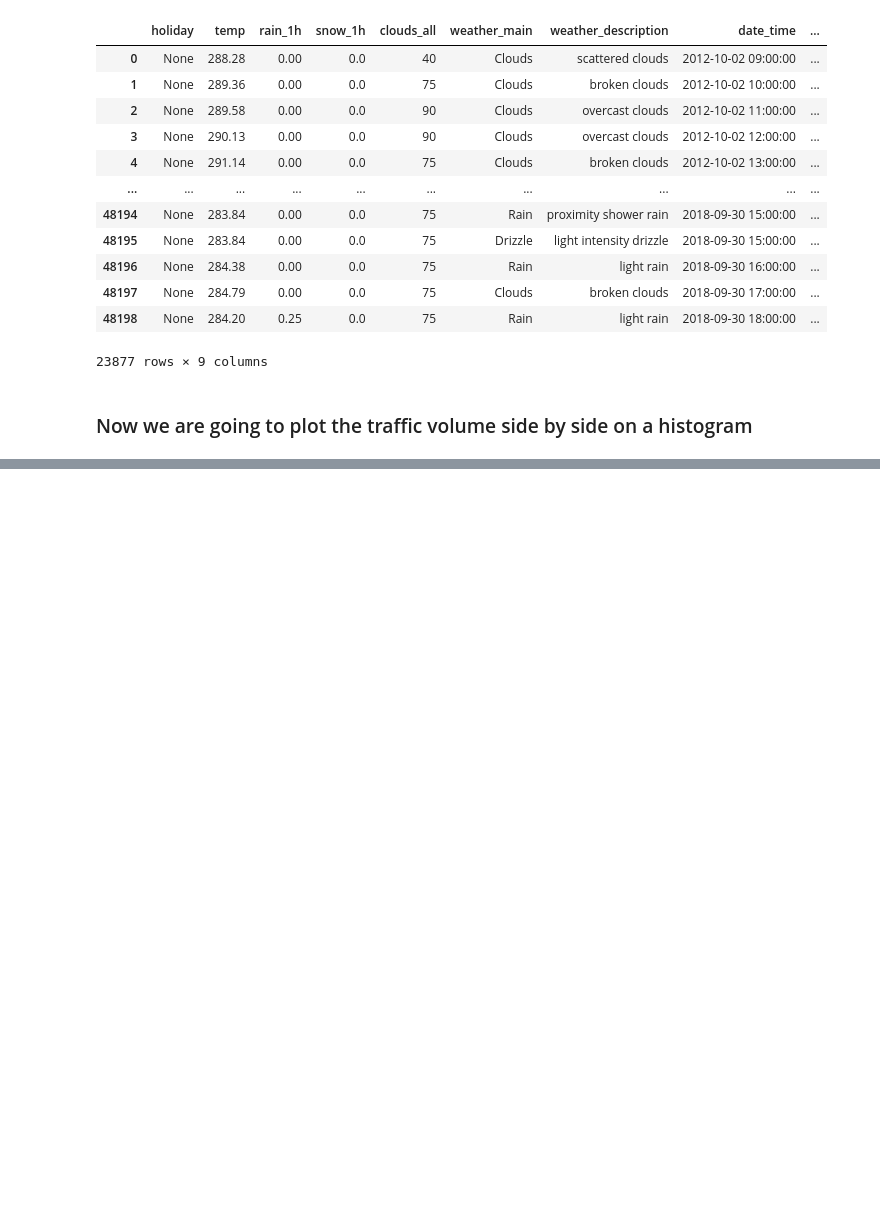
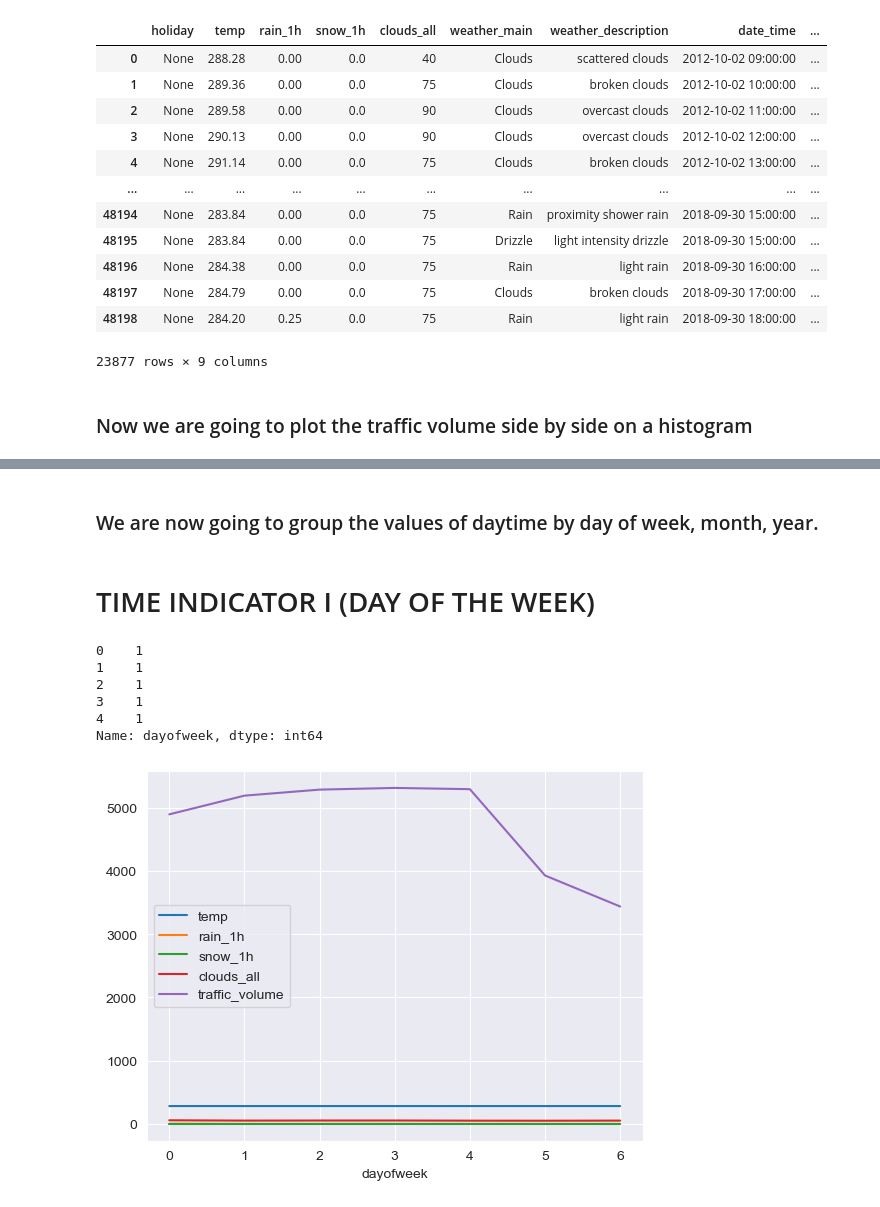
Before and after one commit to Vivek1325/Heavy-Traffic-Indicators-on-I-94, a Jupyter notebook: traffic analysis.ipynb, the cells around one changed output, grey strips where cells are left out. Saved outputs shown, nothing was run; the diff lists cells and outputs as text; code cells hidden in the pictures; blank space fills up the shorter version.

Commit message:
Completed the project with weather and time analysis

```diff
--- a/traffic analysis.ipynb
+++ b/traffic analysis.ipynb
@@ -154,0 +185,20 @@ plt.show()
+# %% [markdown]
+### We are now going to group the values of daytime by day of week, month, year.
+# %% [markdown]
+# TIME INDICATOR I (DAY OF THE WEEK)
+# %%
+daytime['dayofweek'] = daytime['date_time'].dt.dayofweek
+daytime['dayofweek'].head()
+# %% [output]
+0    1
+1    1
+2    1
+3    1
+4    1
+Name: dayofweek, dtype: int64
+# %%
+by_dayofweek = daytime.groupby('dayofweek').mean()
+by_dayofweek.plot()
+plt.show()
+# %% [output]
+[figure, added]
```
Also changed, not shown: parts of 32 cells of this notebook.
